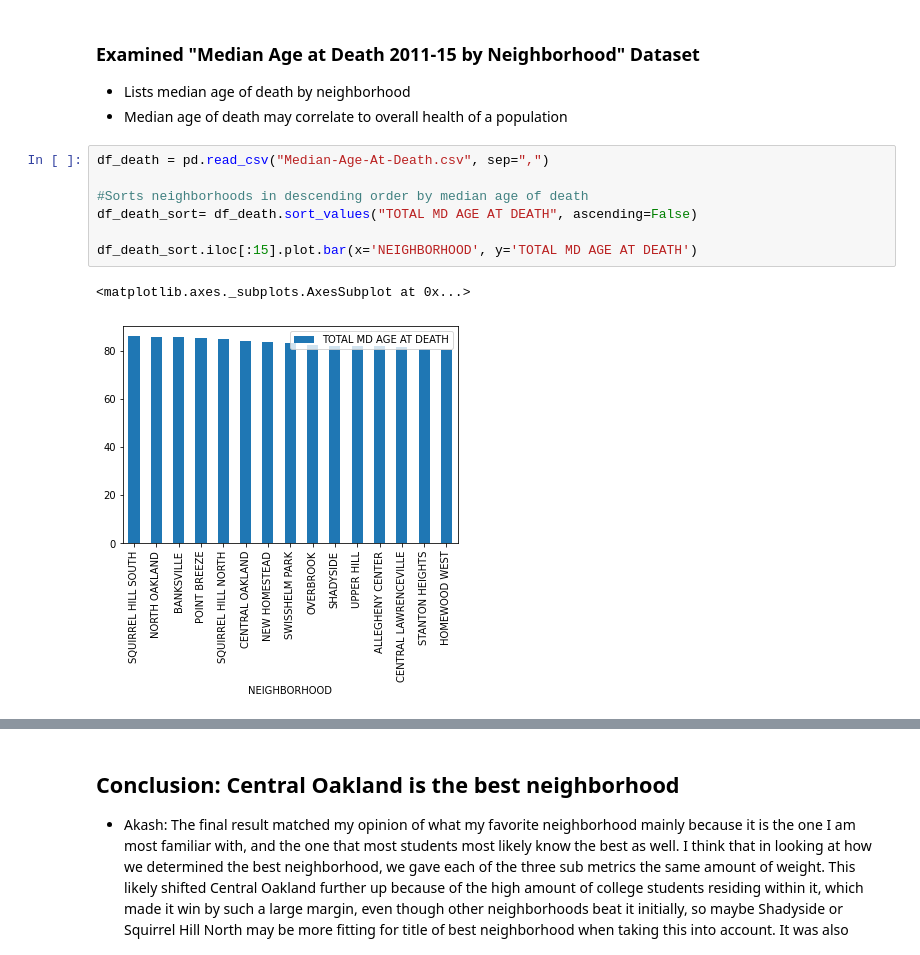
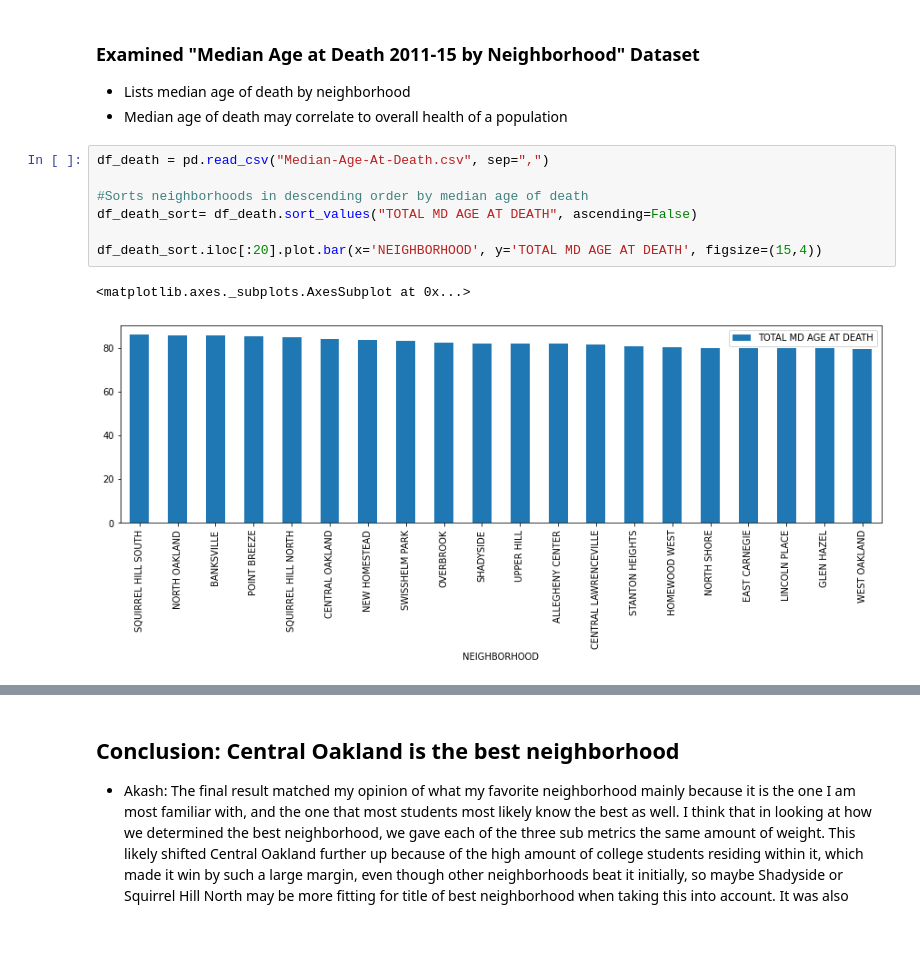
Before and after one commit to akrishan11/big-ideas-final-project, a Jupyter notebook: Best-Neighborhood.ipynb, the cells around one changed output, grey strips where cells are left out. Drawn from its saved outputs; the diff is of its cells as text.

```diff
--- a/Best-Neighborhood.ipynb
+++ b/Best-Neighborhood.ipynb
@@ -61,13 +61,13 @@ df_income_sort.iloc[:15].plot.bar(x='Neighborhood', y='Proportion with wage or s
 # %%
 df_death = pd.read_csv("Median-Age-At-Death.csv", sep=",")
 
 #Sorts neighborhoods in descending order by median age of death
 df_death_sort= df_death.sort_values("TOTAL MD AGE AT DEATH", ascending=False)
 
-df_death_sort.iloc[:15].plot.bar(x='NEIGHBORHOOD', y='TOTAL MD AGE AT DEATH')
+df_death_sort.iloc[:20].plot.bar(x='NEIGHBORHOOD', y='TOTAL MD AGE AT DEATH', figsize=(15,4))
 # %% [output]
 <matplotlib.axes._subplots.AxesSubplot at 0x...>
-[figure, old version]
+[figure, new version]
 # %%
 # Creates Dataframe that will be used to rank neighborhoods on overall metric
 
```
Also changed, not shown: parts of 4 cells of this notebook.
